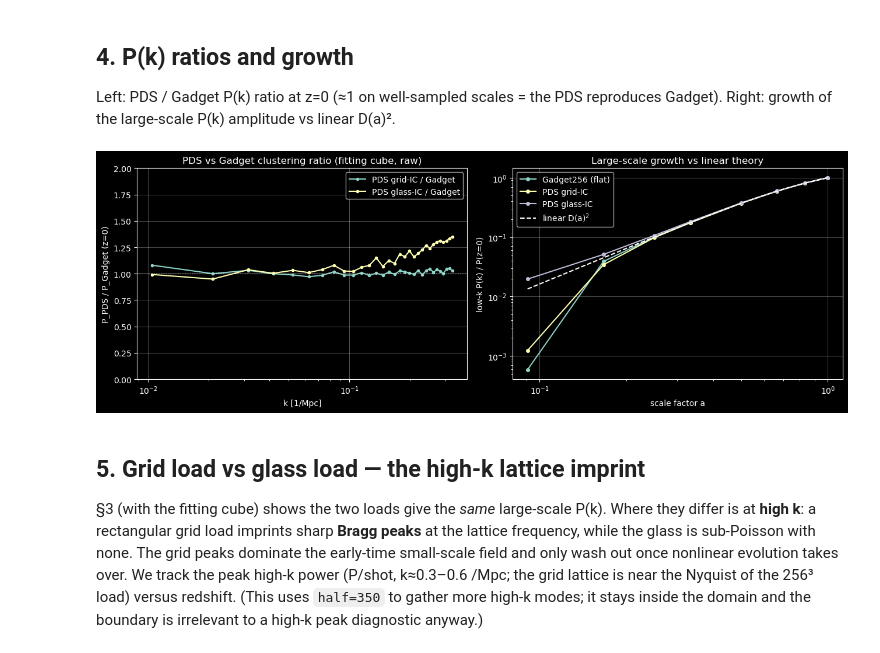
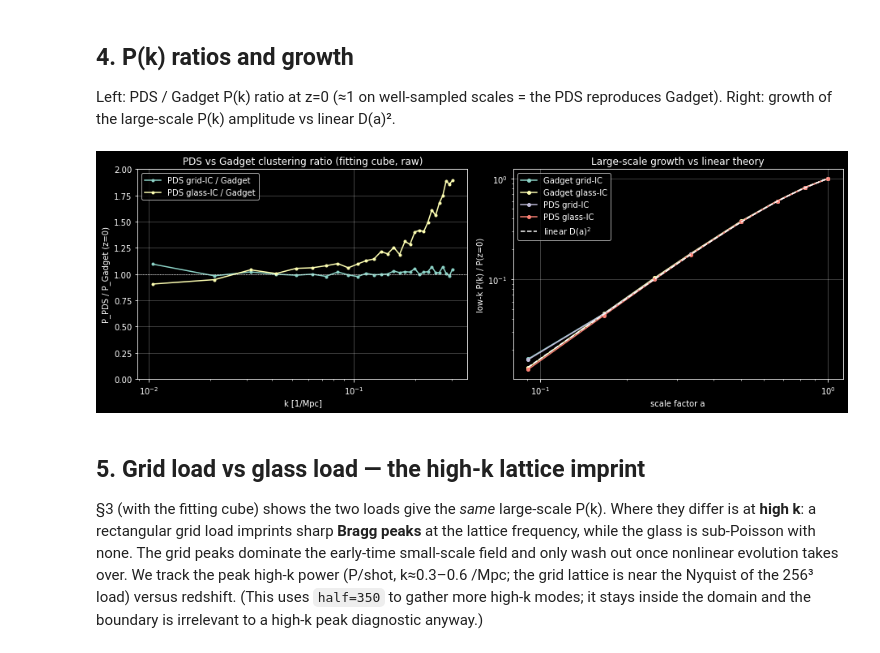
Before and after one commit to eltevo/StePS, a Jupyter notebook: tools/Visualization/Gadget_vs_PDS_comparison.ipynb, the cells around one changed output. Drawn from its saved outputs; the diff is of its cells as text; code cells hidden in the pictures.

```diff
--- a/tools/Visualization/Gadget_vs_PDS_comparison.ipynb
+++ b/tools/Visualization/Gadget_vs_PDS_comparison.ipynb
@@ -29,6 +29,10 @@ spectrum evolution, **(4)** P(k) ratios & growth, **(5)** grid-vs-glass high-k l
 # %%
 import numpy as np, h5py, os
 import matplotlib.pyplot as plt
+# Keep the committed notebook small: the density-slice panels are 300x300 arrays that
+# matplotlib would otherwise render ~2400 px wide (74% of the file was embedded PNG, and
+# git stores every re-execution in full). 72 dpi is still well above the data resolution.
+plt.rcParams['figure.dpi'] = 72
 from scipy.ndimage import gaussian_filter
 from scipy.integrate import quad
 
@@ -51,10 +55,15 @@ HALF = 300.0
 # set. Gadget256 is the flat T^3 reference (PMGRID=256). The two PDS runs add the discrete
 # S^3/I* spectrum (n=12,20) and differ ONLY in the unperturbed particle load: a rectangular
 # stereographic GRID (test256disc) vs a reverse-gravity GLASS (test256glass).
+# Now a full 2x2: {Gadget flat T^3, StePS PDS} x {grid load, glass load}. The two Gadget
+# runs are identical in every respect (same box, seed 137, softening, output times, binary
+# and Config.sh) EXCEPT the unperturbed particle load, so 'load effect' and 'topology
+# effect' can finally be separated instead of confounded.
 RUNS = {
-    'Gadget256 (flat)':  dict(dir='/scratch/csabai/gadget256_flat', kind='gadget', w=3),
-    'PDS grid-IC':       dict(dir='/scratch/csabai/test256disc',    kind='pds',    w=4),
-    'PDS glass-IC':      dict(dir='/scratch/csabai/test256glass',   kind='pds',    w=4),
+    'Gadget grid-IC':    dict(dir='/scratch/csabai/gadget256_flat',  kind='gadget', w=3, load='grid'),
+    'Gadget glass-IC':   dict(dir='/scratch/csabai/gadget256_glass', kind='gadget', w=3, load='glass'),
+    'PDS grid-IC':       dict(dir='/scratch/csabai/test256disc',     kind='pds',    w=4, load='grid'),
+    'PDS glass-IC':      dict(dir='/scratch/csabai/test256glass',    kind='pds',    w=4, load='glass'),
 }
 ZLIST  = [30,15,10,5,3,2,1,0.7,0.5,0.2,0]   # all output lists are identical
 IDX_OF = {z:i for i,z in enumerate(ZLIST)}
@@ -221,36 +413,37 @@ Right: growth of the large-scale P(k) amplitude vs linear D(a)².
 # %%
 fig, (axr, axg) = plt.subplots(1, 2, figsize=(13, 4.6))
 gname     = next(n for n, r in RUNS.items() if r['kind'] == 'gadget')
 pds_names = [n for n, r in RUNS.items() if r['kind'] == 'pds']
 
 # left: PDS/Gadget clustering ratio at z=0 (raw P(k), fitting cube -> no subtraction)
-kg, Pg = pk_cache[(gname, 0)]
+zz = 2 # 0, 5
+kg, Pg = pk_cache[(gname, zz)]
 for name in pds_names:
-    kp, Pp = pk_cache[(name, 0)]
+    kp, Pp = pk_cache[(name, zz)]
     n = min(len(Pg), len(Pp))
     r = Pp[:n]/np.where(Pg[:n] > 0, Pg[:n], np.nan)
     axr.semilogx(kg[:n], r, marker='o', ms=3, label=name + ' / Gadget')
 axr.axhline(1, color='w', lw=0.8, ls=':'); axr.set_ylim(0, 2)
 axr.set_xlabel('k [1/Mpc]'); axr.set_ylabel('P_PDS / P_Gadget (z=0)')
 axr.legend(); axr.grid(alpha=0.3); axr.set_title('PDS vs Gadget clustering ratio (fitting cube, raw)')
 
 # right: large-scale growth vs linear D(a)^2
 zs = [10, 5, 3, 2, 1, 0.5, 0.2, 0]
 for name, run in RUNS.items():
     amp = []
     for z in zs:
         if (name, z) in pk_cache: k, P = pk_cache[(name, z)]
         else: k, P = clustering_pk(run, IDX_OF[z])
         nlow = max(1, len(P)//4); amp.append(np.nanmean(np.where(P[:nlow] > 0, P[:nlow], np.nan)))
     amp = np.array(amp); a = np.array([1/(1+z) for z in zs])
     axg.loglog(a, amp/amp[-1], marker='o', ms=4, label=name)
 aa = np.linspace(1/11.0, 1, 50)
 axg.loglog(aa, (np.array([Dgrow(x) for x in aa])/Dgrow(1.0))**2, 'w--', label='linear D(a)$^2$')
 axg.set_xlabel('scale factor a'); axg.set_ylabel('low-k P(k) / P(z=0)')
 axg.legend(); axg.grid(alpha=0.3); axg.set_title('Large-scale growth vs linear theory')
 plt.tight_layout(); plt.show()
 # %% [output]
-[figure, old version]
+[figure, new version]
 # %% [markdown]
 ## 5. Grid load vs glass load — the high-k lattice imprint
 
```
Also changed, not shown: parts of 8 cells of this notebook, 2 other files.
